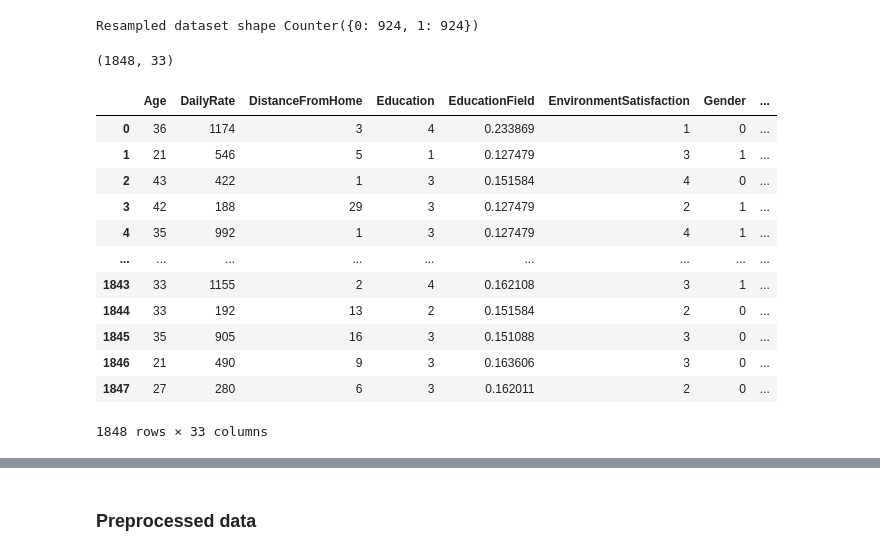
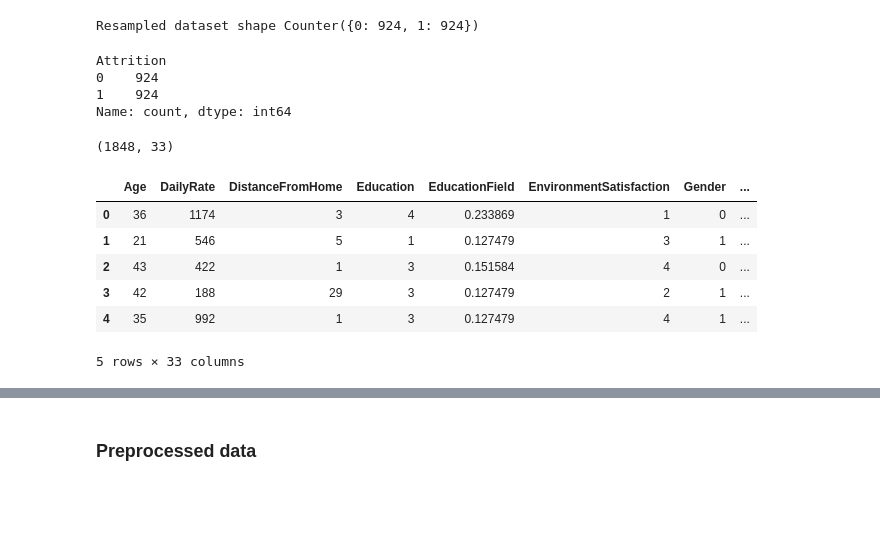
Before and after one commit to Dev-ERAK/DSML-Notes, a Jupyter notebook: M-15 ML-Supervised Algorithms/03 ML Decision Trees-1/PostRead_DecisionTree_1_Usecase_Intro.ipynb, the cells around one changed output, grey strips where cells are left out. Drawn from its saved outputs; the diff is of its cells as text; code cells hidden in the pictures; blank space fills up the shorter version.

```diff
--- a/M-15 ML-Supervised Algorithms/03 ML Decision Trees-1/PostRead_DecisionTree_1_Usecase_Intro.ipynb
+++ b/M-15 ML-Supervised Algorithms/03 ML Decision Trees-1/PostRead_DecisionTree_1_Usecase_Intro.ipynb
@@ -347,23 +431,24 @@ X_sm, y_sm = smt.fit_resample(X_train, y_train)
 print('Resampled dataset shape {}'.format(Counter(y_sm)))
 # %% [output]
 Resampled dataset shape Counter({0: 924, 1: 924})
+# %%
+y_sm.value_counts()
+# %% [output]
+Attrition
+0    924
+1    924
+Name: count, dtype: int64
 # %%
 X_sm.shape
 # %% [output]
 (1848, 33)
 # %%
-X_sm
+X_sm.head()
 # %% [output]
 |  | Age | DailyRate | DistanceFromHome | Education | EducationField | EnvironmentSatisfaction | Gender | ... |
 | 0 | 36 | 1174 | 3 | 4 | 0.233869 | 1 | 0 | ... |
 | 1 | 21 | 546 | 5 | 1 | 0.127479 | 3 | 1 | ... |
 | 2 | 43 | 422 | 1 | 3 | 0.151584 | 4 | 0 | ... |
 | 3 | 42 | 188 | 29 | 3 | 0.127479 | 2 | 1 | ... |
 | 4 | 35 | 992 | 1 | 3 | 0.127479 | 4 | 1 | ... |
-| ... | ... | ... | ... | ... | ... | ... | ... | ... |
-| 1843 | 33 | 1155 | 2 | 4 | 0.162108 | 3 | 1 | ... |
-| 1844 | 33 | 192 | 13 | 2 | 0.151584 | 2 | 0 | ... |
-| 1845 | 35 | 905 | 16 | 3 | 0.151088 | 3 | 0 | ... |
-| 1846 | 21 | 490 | 9 | 3 | 0.163606 | 3 | 0 | ... |
-| 1847 | 27 | 280 | 6 | 3 | 0.162011 | 2 | 0 | ... |
-1848 rows × 33 columns
+5 rows × 33 columns
```
Also changed, not shown: parts of 12 cells of this notebook, 7 other files.
